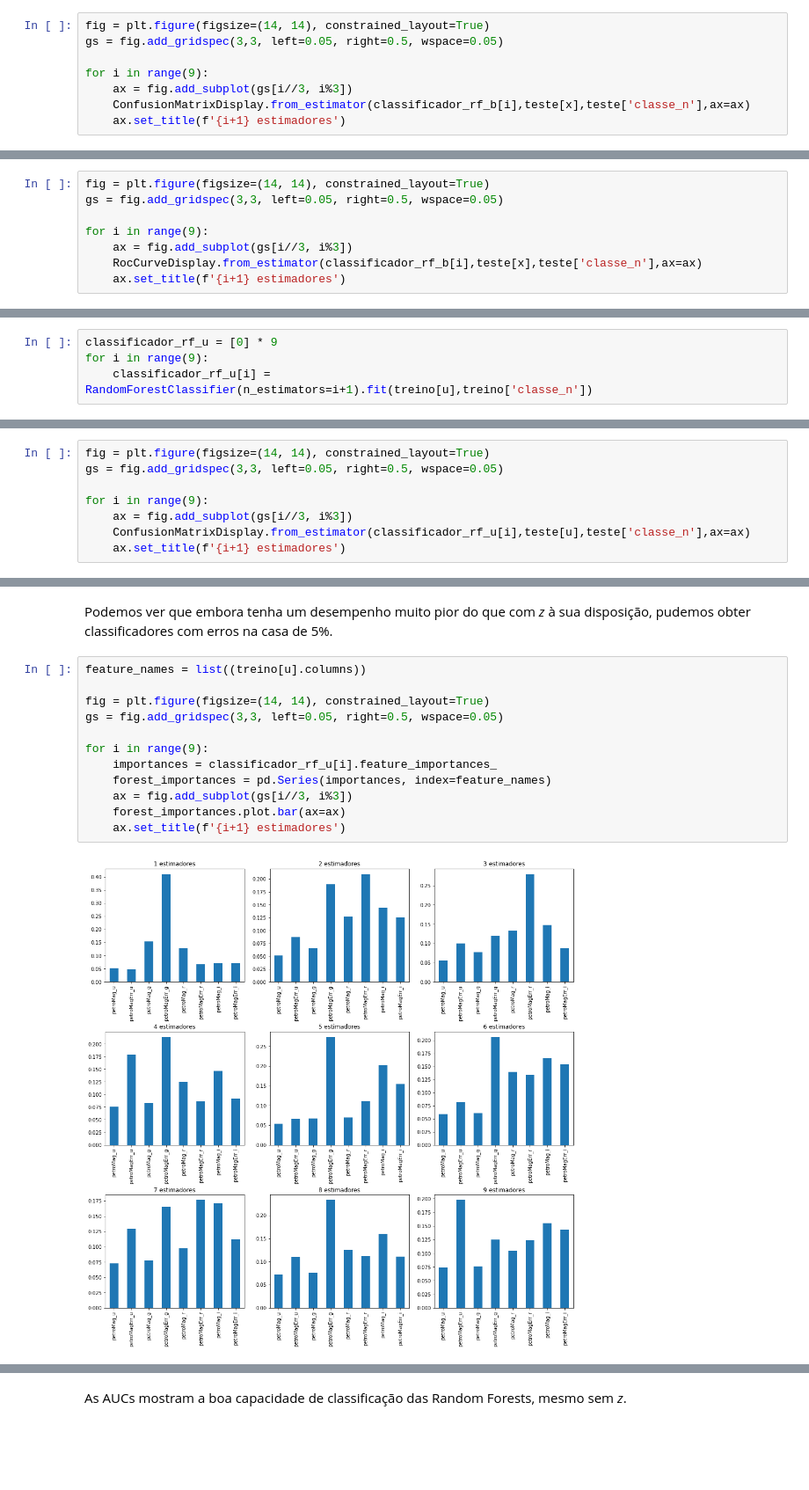
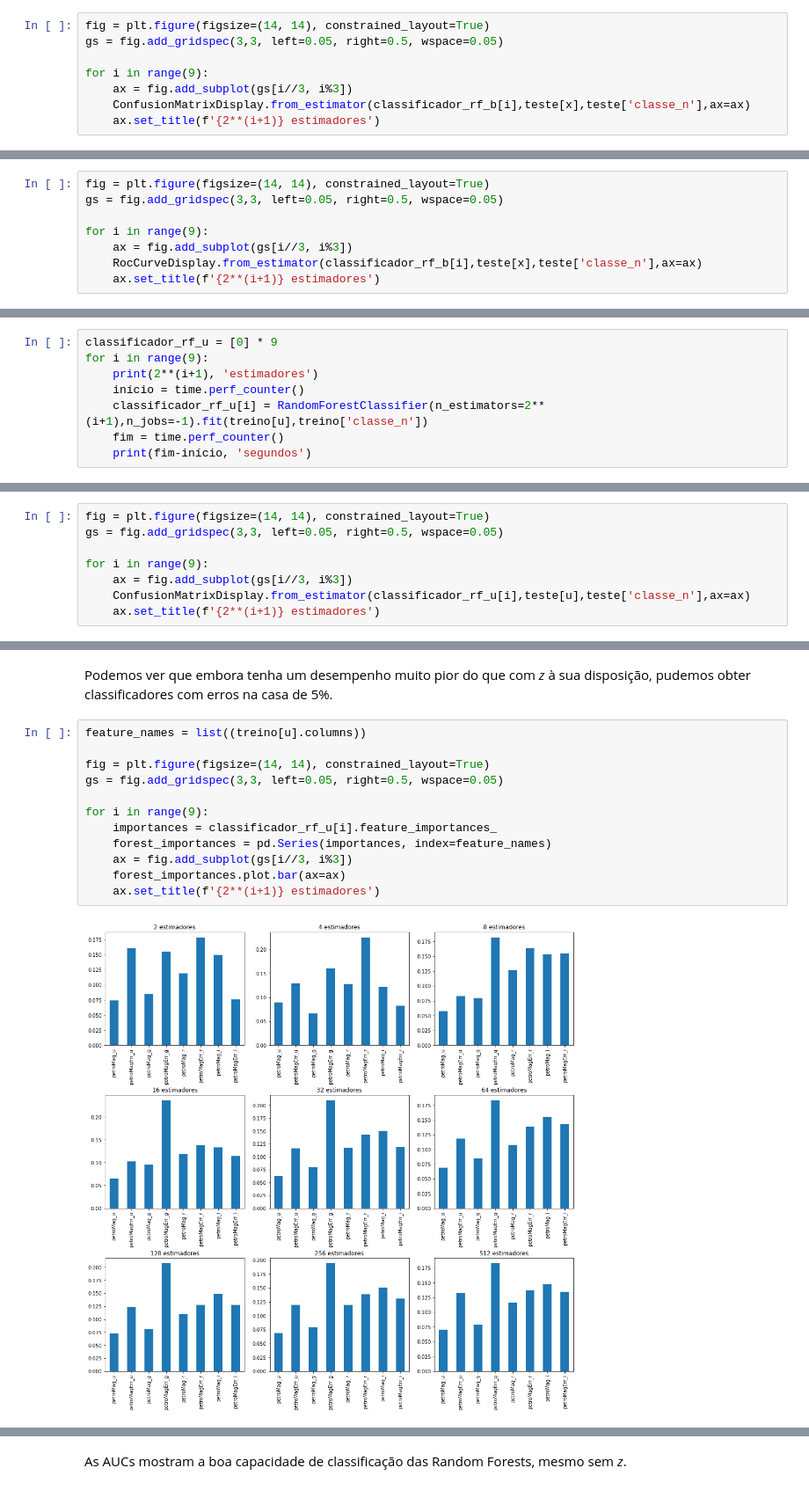
Before and after one commit to thiago-carneiro/mestrado, a Jupyter notebook: bigAstro/clusterizacao.ipynb, the cells around one changed output, grey strips where cells are left out. Shown at 88% size. Cells and saved outputs as stored; diff of their text form; blank space fills up the shorter version.

```diff
--- a/bigAstro/clusterizacao.ipynb
+++ b/bigAstro/clusterizacao.ipynb
@@ -368,5 +453,5 @@ gs = fig.add_gridspec(3,3, left=0.05, right=0.5, wspace=0.05)
 for i in range(9):
     ax = fig.add_subplot(gs[i//3, i%3])
     ConfusionMatrixDisplay.from_estimator(classificador_rf_b[i],teste[x],teste['classe_n'],ax=ax)
-    ax.set_title(f'{i+1} estimadores')
+    ax.set_title(f'{2**(i+1)} estimadores')
 # %% [output]
@@ -378,5 +463,5 @@ gs = fig.add_gridspec(3,3, left=0.05, right=0.5, wspace=0.05)
 for i in range(9):
     ax = fig.add_subplot(gs[i//3, i%3])
     RocCurveDisplay.from_estimator(classificador_rf_b[i],teste[x],teste['classe_n'],ax=ax)
-    ax.set_title(f'{i+1} estimadores')
+    ax.set_title(f'{2**(i+1)} estimadores')
 # %% [output]
@@ -402,4 +487,8 @@ u
 # %%
 classificador_rf_u = [0] * 9
 for i in range(9):
-    classificador_rf_u[i] = RandomForestClassifier(n_estimators=i+1).fit(treino[u],treino['classe_n'])
+    print(2**(i+1), 'estimadores')
+    início = time.perf_counter()
+    classificador_rf_u[i] = RandomForestClassifier(n_estimators=2**(i+1),n_jobs=-1).fit(treino[u],treino['classe_n'])
+    fim = time.perf_counter()
+    print(fim-início, 'segundos')
@@ -410,5 +518,5 @@ gs = fig.add_gridspec(3,3, left=0.05, right=0.5, wspace=0.05)
 for i in range(9):
     ax = fig.add_subplot(gs[i//3, i%3])
     ConfusionMatrixDisplay.from_estimator(classificador_rf_u[i],teste[u],teste['classe_n'],ax=ax)
-    ax.set_title(f'{i+1} estimadores')
+    ax.set_title(f'{2**(i+1)} estimadores')
 # %% [output]
@@ -418,17 +526,17 @@ Podemos ver que embora tenha um desempenho muito pior do que com _z_ à sua disp
 # %%
 feature_names = list((treino[u].columns))
 
 fig = plt.figure(figsize=(14, 14), constrained_layout=True)
 gs = fig.add_gridspec(3,3, left=0.05, right=0.5, wspace=0.05)
 
 for i in range(9):
     importances = classificador_rf_u[i].feature_importances_
     forest_importances = pd.Series(importances, index=feature_names)
     ax = fig.add_subplot(gs[i//3, i%3])
     forest_importances.plot.bar(ax=ax)
-    ax.set_title(f'{i+1} estimadores')
+    ax.set_title(f'{2**(i+1)} estimadores')
 # %% [output]
-[figure, old version]
+[figure, new version]
 # %%
 fig = plt.figure(figsize=(14, 14), constrained_layout=True)
 gs = fig.add_gridspec(3,3, left=0.05, right=0.5, wspace=0.05)
```
Also changed, not shown: parts of 60 cells of this notebook.
